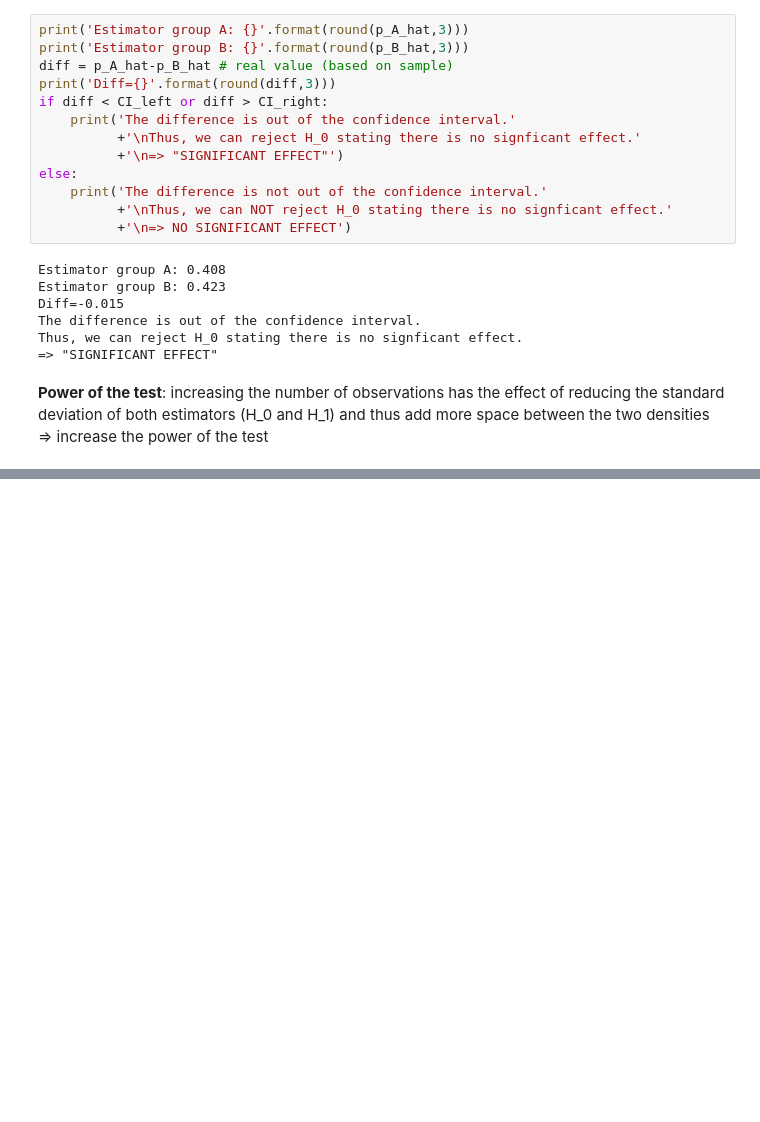
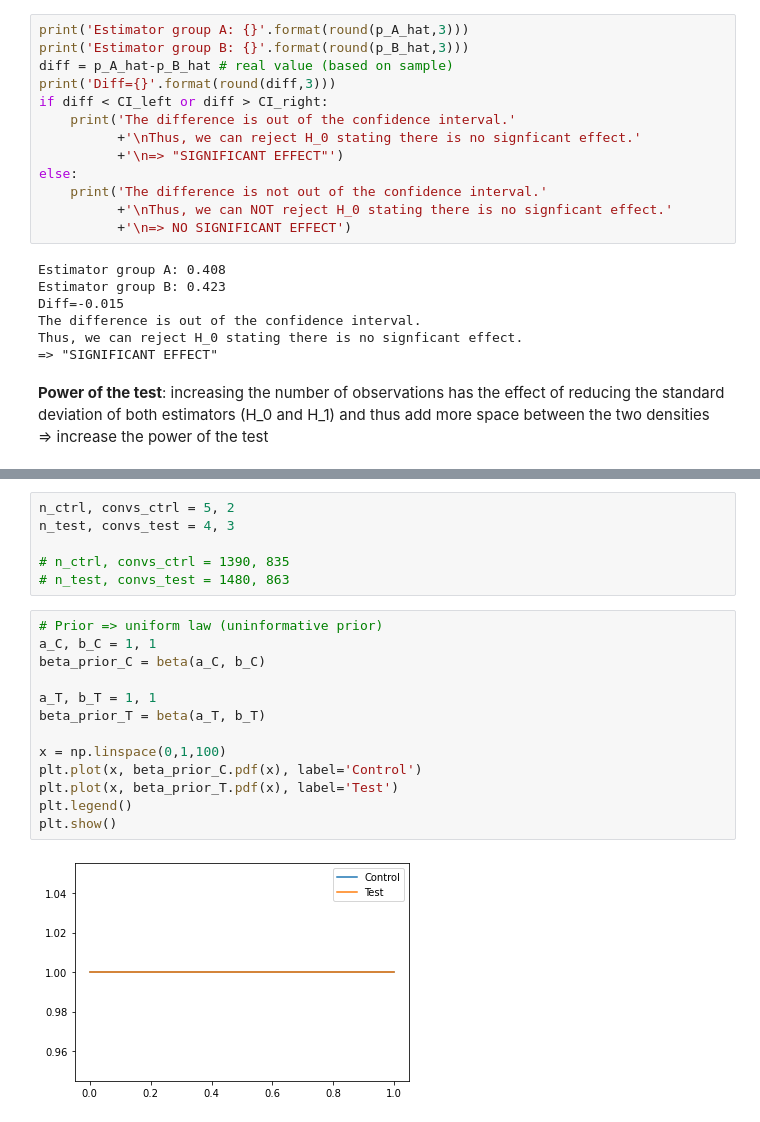
Before and after one commit to savoga/python_exos, a Jupyter notebook: statistical_testing.ipynb, the cells around one changed output, grey strips where cells are left out. Saved outputs shown, nothing was run; the diff lists cells and outputs as text; blank space fills up the shorter version.

```diff
--- a/statistical_testing.ipynb
+++ b/statistical_testing.ipynb
@@ -558,0 +731,21 @@ Thus, we can reject H_0 stating there is no signficant effect.
+# %%
+n_ctrl, convs_ctrl = 5, 2
+n_test, convs_test = 4, 3
+
+# n_ctrl, convs_ctrl = 1390, 835
+# n_test, convs_test = 1480, 863
+# %%
+# Prior => uniform law (uninformative prior)
+a_C, b_C = 1, 1
+beta_prior_C = beta(a_C, b_C)
+
+a_T, b_T = 1, 1
+beta_prior_T = beta(a_T, b_T)
+
+x = np.linspace(0,1,100)
+plt.plot(x, beta_prior_C.pdf(x), label='Control')
+plt.plot(x, beta_prior_T.pdf(x), label='Test')
+plt.legend()
+plt.show()
+# %% [output]
+[figure, added]
```
Also changed, not shown: parts of 36 cells of this notebook.
